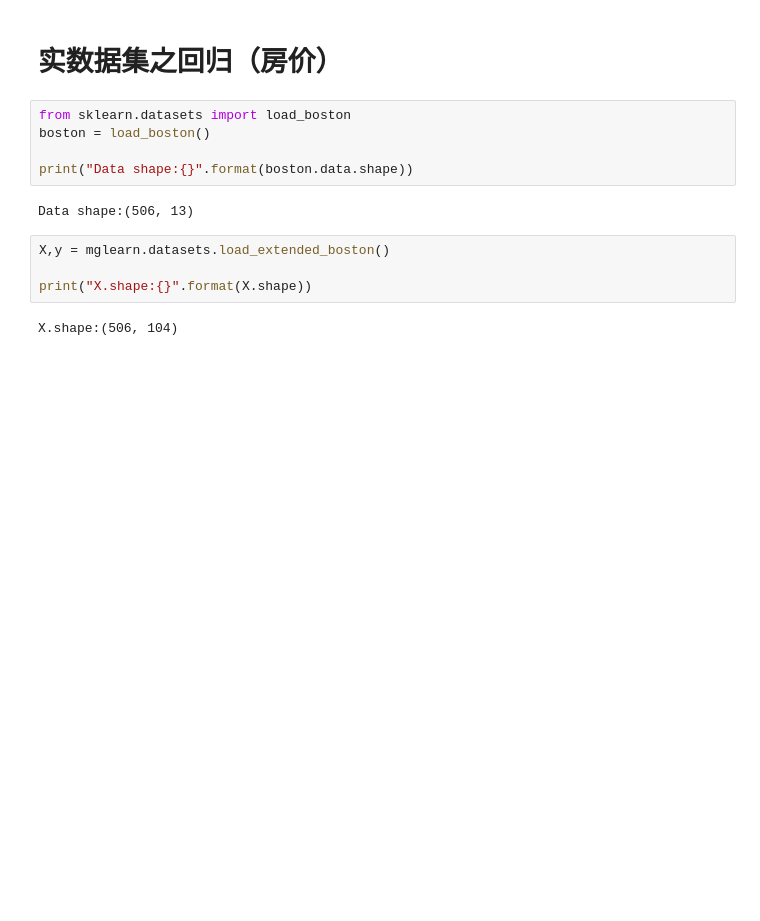
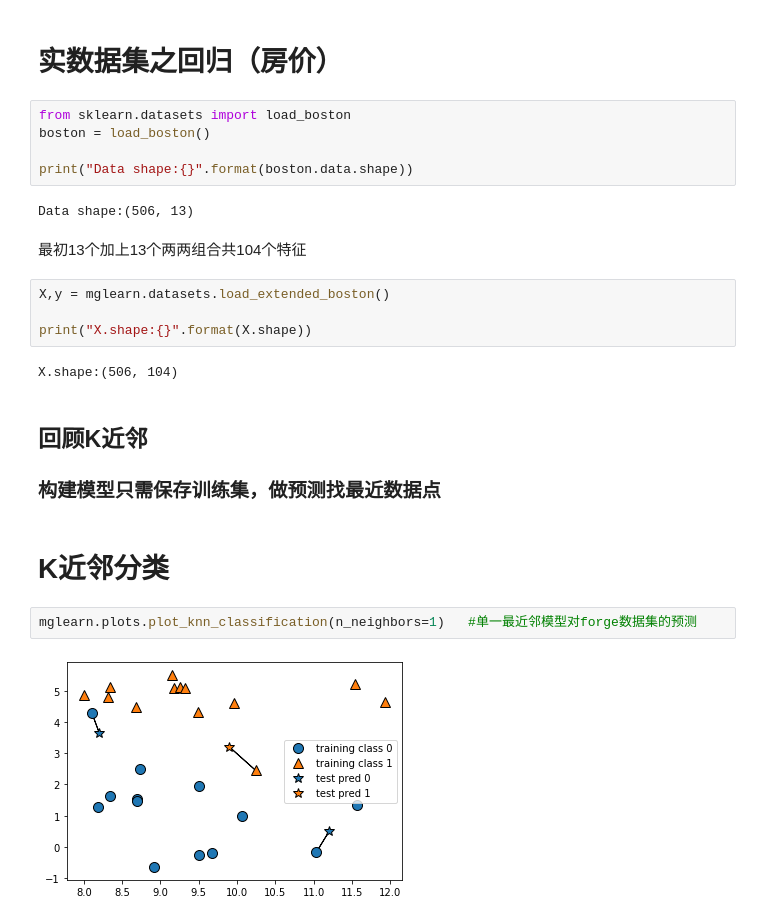
Before and after one commit to Lingo1101/ML-fll-with-python, a Jupyter notebook: 1002.ipynb, the cells around one changed output. Cells and saved outputs as stored; diff of their text form; blank space fills up the shorter version.

```diff
--- a/1002.ipynb
+++ b/1002.ipynb
@@ -92,9 +92,20 @@ boston = load_boston()
 print("Data shape:{}".format(boston.data.shape))
 # %% [output]
 Data shape:(506, 13)
+# %% [markdown]
+最初13个加上13个两两组合共104个特征
 # %%
 X,y = mglearn.datasets.load_extended_boston()
 
 print("X.shape:{}".format(X.shape))
 # %% [output]
 X.shape:(506, 104)
+# %% [markdown]
+## 回顾K近邻
+### 构建模型只需保存训练集，做预测找最近数据点
+# %% [markdown]
+# K近邻分类
+# %%
+mglearn.plots.plot_knn_classification(n_neighbors=1)   #单一最近邻模型对forge数据集的预测
+# %% [output]
+[figure, added]
```
Also changed, not shown: parts of 12 cells of this notebook.
